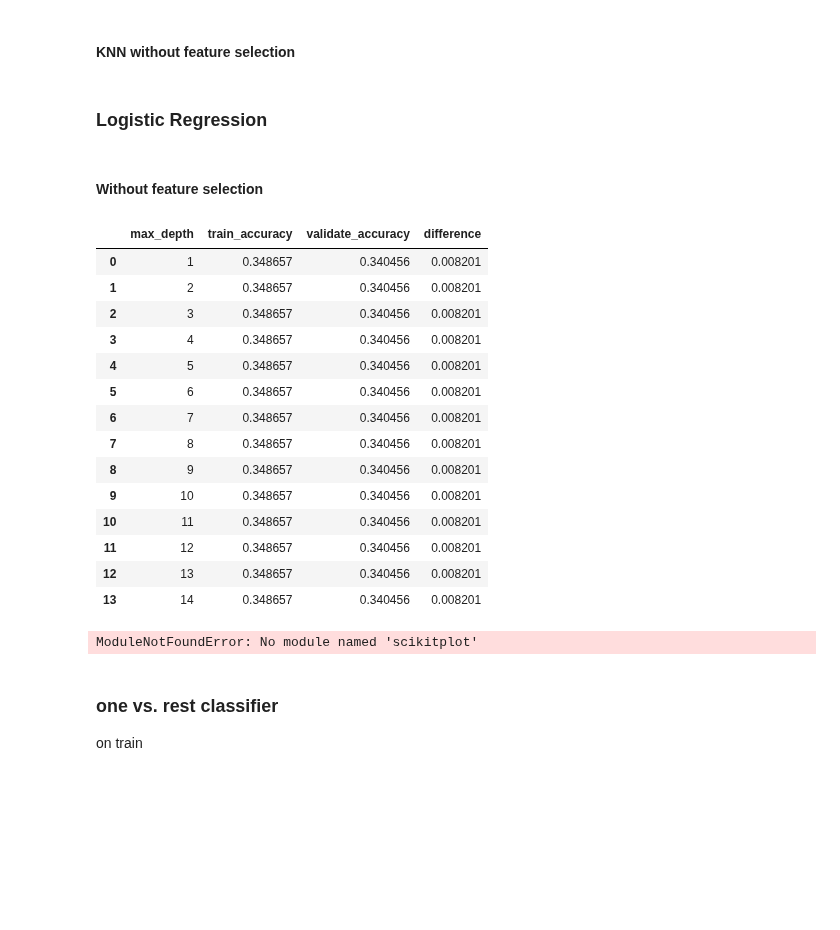
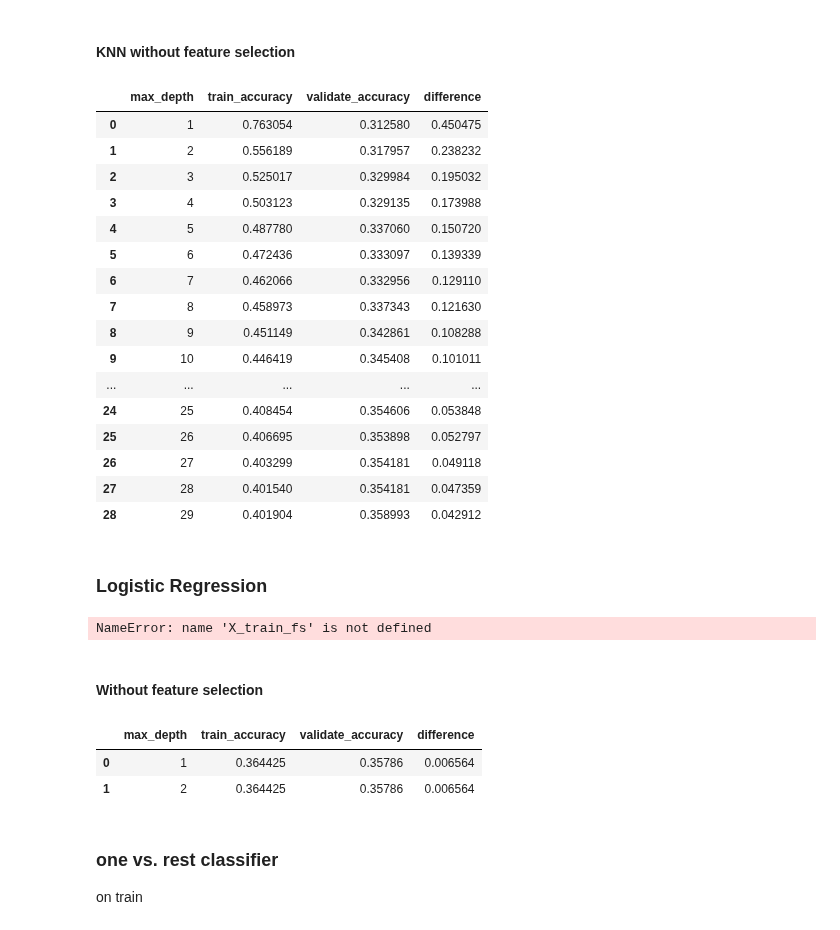
Before and after one commit to MrEnigmamgine/Videogame-Capstone_fork, a Jupyter notebook: Lindy_workbook.ipynb, the cells around one changed output. Saved outputs shown, nothing was run; the diff lists cells and outputs as text; code cells hidden in the pictures; blank space fills up the shorter version.

```diff
--- a/Lindy_workbook.ipynb
+++ b/Lindy_workbook.ipynb
@@ -974,7 +977,7 @@ DT_prediction
 # %%
 metric_dt = []
 
-for i in range(1,5):
+for i in range(1,30):
     tree1 = DecisionTreeClassifier(max_depth=(i), random_state=123)
 
 
@@ -1052,7 +1048,7 @@ KNN_prediction
 # %%
 metric_knn = []
 
-for i in range(1,20):
+for i in range(1,30):
     # weights = ['uniform', 'density']
     knn = KNeighborsClassifier(n_neighbors=(i), weights='uniform')
 
@@ -1073,12 +1069,30 @@ for i in range(1,20):
 KNN_prediction2 = pd.DataFrame(metric_knn)
 KNN_prediction2["difference"] = KNN_prediction2.train_accuracy - KNN_prediction2.validate_accuracy
 KNN_prediction2
+# %% [output]
+|  | max_depth | train_accuracy | validate_accuracy | difference |
+| 0 | 1 | 0.763054 | 0.312580 | 0.450475 |
+| 1 | 2 | 0.556189 | 0.317957 | 0.238232 |
+| 2 | 3 | 0.525017 | 0.329984 | 0.195032 |
+| 3 | 4 | 0.503123 | 0.329135 | 0.173988 |
+| 4 | 5 | 0.487780 | 0.337060 | 0.150720 |
+| 5 | 6 | 0.472436 | 0.333097 | 0.139339 |
+| 6 | 7 | 0.462066 | 0.332956 | 0.129110 |
+| 7 | 8 | 0.458973 | 0.337343 | 0.121630 |
+| 8 | 9 | 0.451149 | 0.342861 | 0.108288 |
+| 9 | 10 | 0.446419 | 0.345408 | 0.101011 |
+| ... | ... | ... | ... | ... |
+| 24 | 25 | 0.408454 | 0.354606 | 0.053848 |
+| 25 | 26 | 0.406695 | 0.353898 | 0.052797 |
+| 26 | 27 | 0.403299 | 0.354181 | 0.049118 |
+| 27 | 28 | 0.401540 | 0.354181 | 0.047359 |
+| 28 | 29 | 0.401904 | 0.358993 | 0.042912 |
 # %% [markdown]
 ### Logistic Regression
 # %%
 metrics_lr = []
 
-for i in range(1,15):
+for i in range(1,3):
     # weights = ['uniform', 'density']
     logit = LogisticRegression(random_state=123)
 
@@ -1100,55 +1114,36 @@ for i in range(1,15):
 LR_prediction = pd.DataFrame(metrics_lr)
 LR_prediction["difference"] = LR_prediction.train_accuracy - LR_prediction.validate_accuracy
 LR_prediction
+# %% [output]
+NameError: name 'X_train_fs' is not defined
 # %% [markdown]
 #### Without feature selection
 # %%
 metrics_lr2 = []
 
-for i in range(1,15):
+for i in range(1,3):
     # weights = ['uniform', 'density']
     logit = LogisticRegression(random_state=123)
 
 
 
     #fit model
     logit = logit.fit(X_train, y_train)
 
     in_sample_accuracy = logit.score(X_train, y_train)
 
     out_of_sample_accuracy = logit.score(X_validate, y_validate)
 
     output = {"max_depth": (i),
         "train_accuracy": in_sample_accuracy,
         "validate_accuracy": out_of_sample_accuracy}
 
     metrics_lr2.append(output)
 
 LR_prediction2 = pd.DataFrame(metrics_lr2)
 LR_prediction2["difference"] = LR_prediction2.train_accuracy - LR_prediction2.validate_accuracy
 LR_prediction2
 # %% [output]
 |  | max_depth | train_accuracy | validate_accuracy | difference |
-| 0 | 1 | 0.348657 | 0.340456 | 0.008201 |
-| 1 | 2 | 0.348657 | 0.340456 | 0.008201 |
-| 2 | 3 | 0.348657 | 0.340456 | 0.008201 |
-| 3 | 4 | 0.348657 | 0.340456 | 0.008201 |
-| 4 | 5 | 0.348657 | 0.340456 | 0.008201 |
-| 5 | 6 | 0.348657 | 0.340456 | 0.008201 |
-| 6 | 7 | 0.348657 | 0.340456 | 0.008201 |
-| 7 | 8 | 0.348657 | 0.340456 | 0.008201 |
-| 8 | 9 | 0.348657 | 0.340456 | 0.008201 |
-| 9 | 10 | 0.348657 | 0.340456 | 0.008201 |
-| 10 | 11 | 0.348657 | 0.340456 | 0.008201 |
-| 11 | 12 | 0.348657 | 0.340456 | 0.008201 |
-| 12 | 13 | 0.348657 | 0.340456 | 0.008201 |
-| 13 | 14 | 0.348657 | 0.340456 | 0.008201 |
+| 0 | 1 | 0.364425 | 0.35786 | 0.006564 |
+| 1 | 2 | 0.364425 | 0.35786 | 0.006564 |
-# %%
-import scikitplot as skplt
-#logit = LogisticRegression(random_state=123)
-Y_test_probs = logit.predict_proba(X_train)
-
-skplt.metrics.plot_roc_curve(Y_train, Y_train,
-                       title="Digits ROC Curve", figsize=(12,6));
-# %% [output]
-ModuleNotFoundError: No module named 'scikitplot'
```
Also changed, not shown: parts of 53 cells of this notebook.
